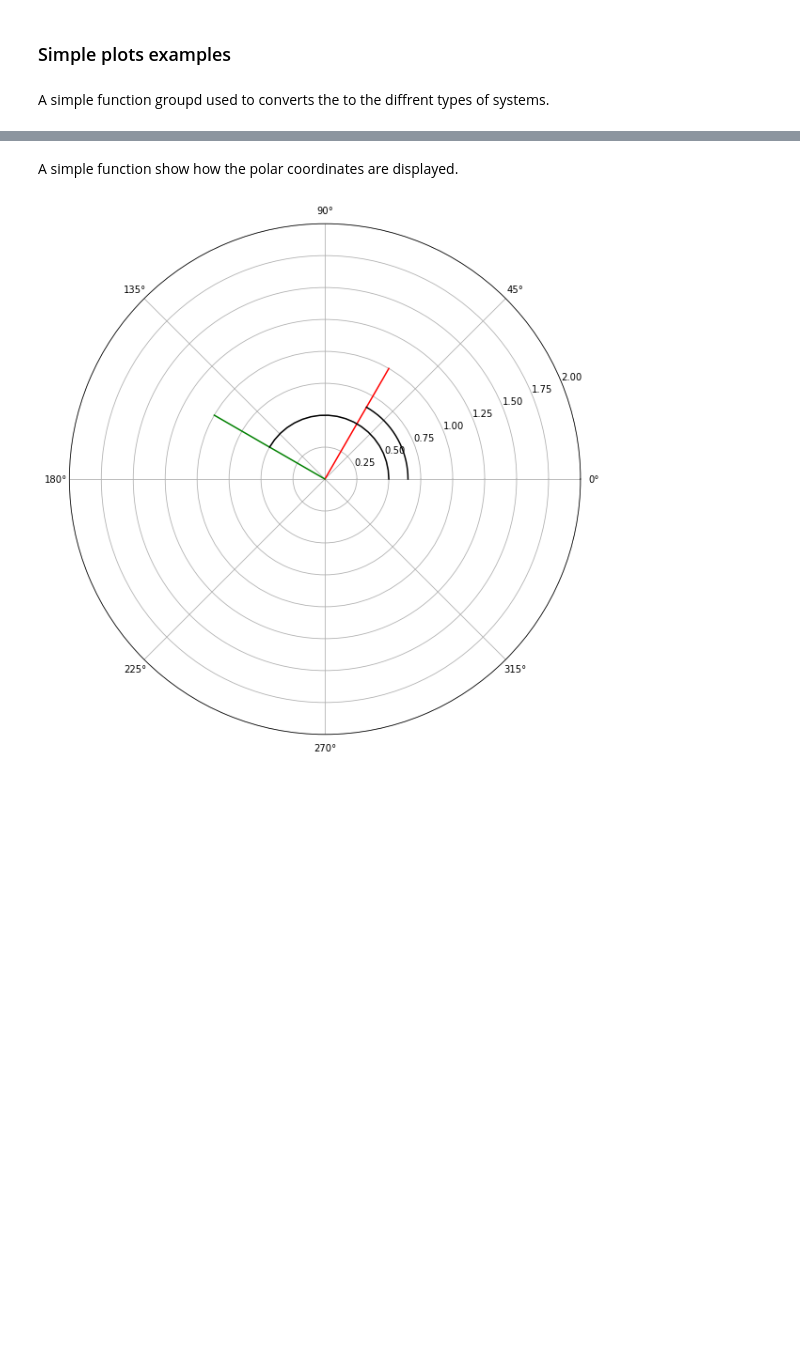
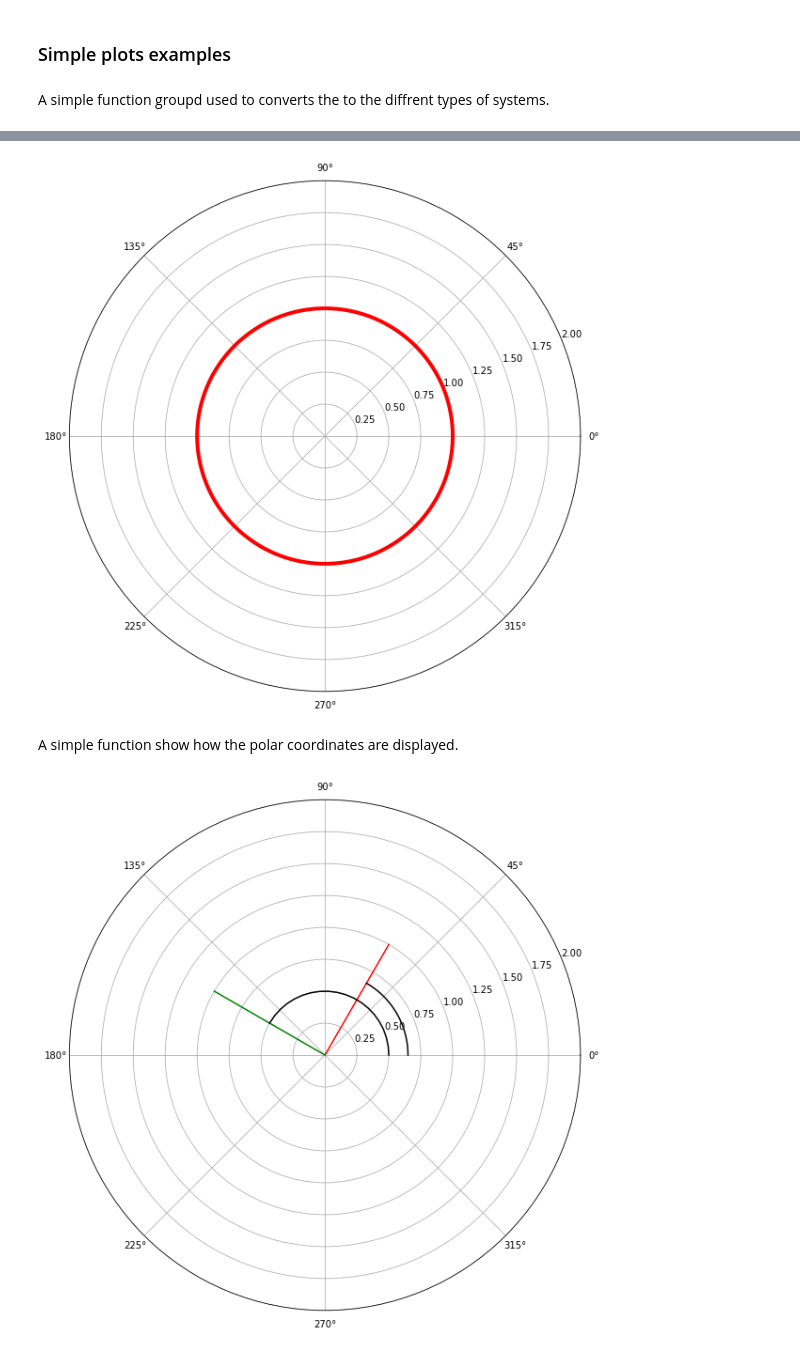
Before and after one commit to SebNik/School-Stuff, a Jupyter notebook: Math_Polar_Coordinates.ipynb, the cells around one changed output, grey strips where cells are left out. Cells and saved outputs as stored; diff of their text form; code cells hidden in the pictures; blank space fills up the shorter version.

```diff
--- a/Math_Polar_Coordinates.ipynb
+++ b/Math_Polar_Coordinates.ipynb
@@ -31,3 +122,17 @@ def pol2cart(rho, phi):
+# %%
+theta = np.arange(0, np.pi*2, 0.01)
+r = np.full((1, len(theta)), 1)[0]
+
+fig, ax = plt.subplots(subplot_kw={'projection': 'polar'}, figsize=(10,10))
+ax.plot(theta, r, linewidth=4, c='r')
+ax.set_rmax(2)
+#ax.set_rticks([0.5, 1, 1.5, 2])  # Less radial ticks
+#ax.set_rlabel_position(-22.5)  # Move radial labels away from plotted line
+ax.grid(True)
+
+plt.show()
+# %% [output]
+[figure, added]
 # %% [markdown]
 A simple function show how the polar coordinates are displayed.
 # %%
```
Also changed, not shown: parts of 6 cells of this notebook, 6 other files.
